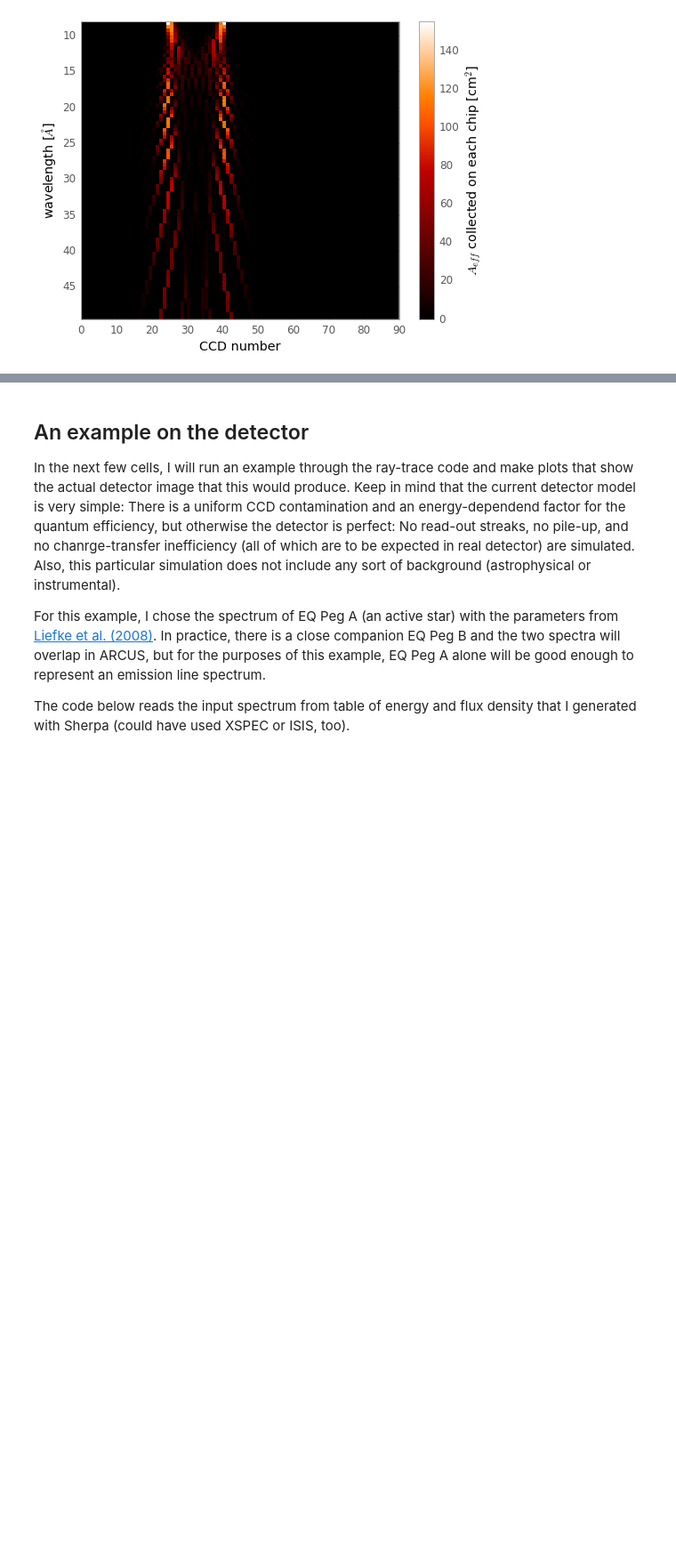
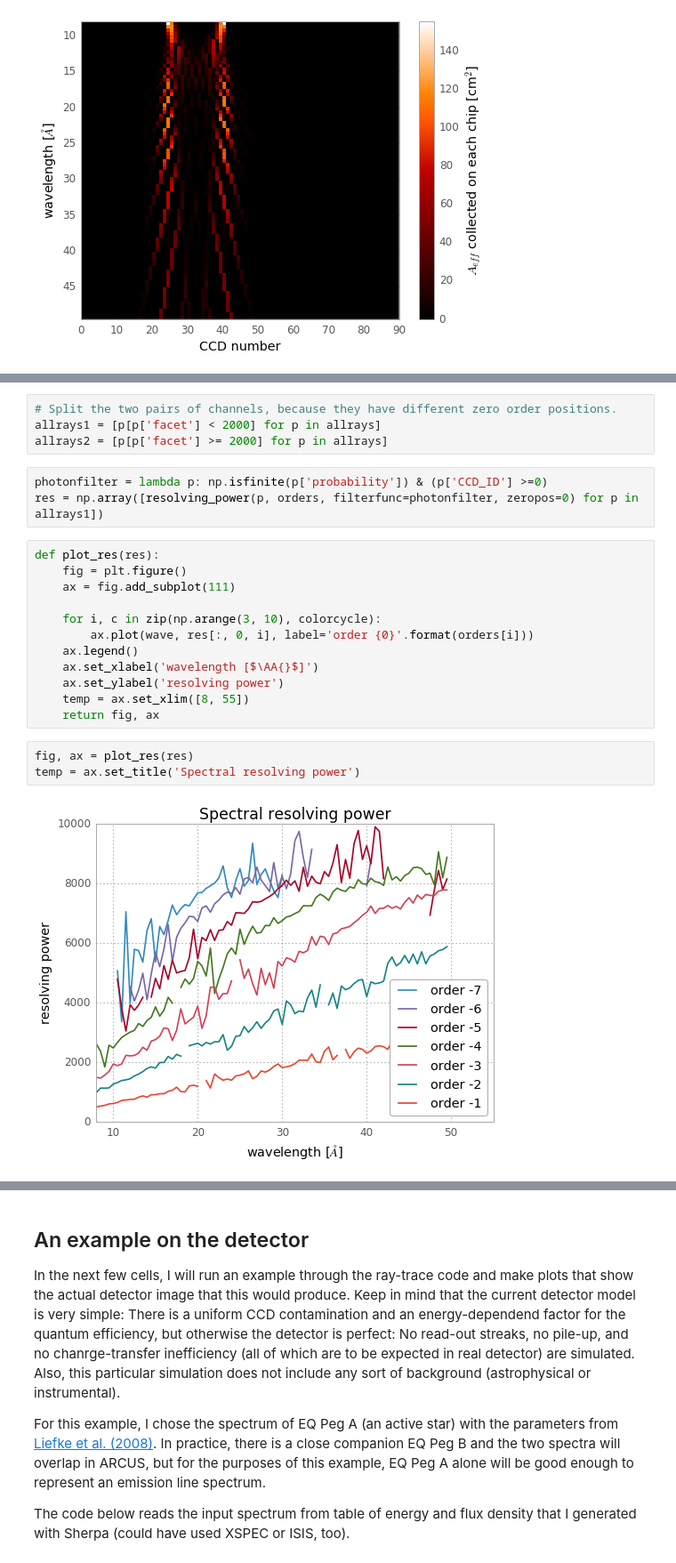
Before and after one commit to hamogu/ARCUS, a Jupyter notebook: notebooks/CATmerrit.ipynb, the cells around one changed output, grey strips where cells are left out. Shown: that part at 89% size. Saved outputs shown, nothing was run; the diff lists cells and outputs as text; blank space fills up the shorter version.

```diff
--- a/notebooks/CATmerrit.ipynb
+++ b/notebooks/CATmerrit.ipynb
@@ -174,0 +263,24 @@ There are two pairs of channels, so everything is mirrored at about CCD ID 32 or
+# %%
+# Split the two pairs of channels, because they have different zero order positions.
+allrays1 = [p[p['facet'] < 2000] for p in allrays]
+allrays2 = [p[p['facet'] >= 2000] for p in allrays]
+# %%
+photonfilter = lambda p: np.isfinite(p['probability']) & (p['CCD_ID'] >=0)
+res = np.array([resolving_power(p, orders, filterfunc=photonfilter, zeropos=0) for p in allrays1])
+# %%
+def plot_res(res):
+    fig = plt.figure()
+    ax = fig.add_subplot(111)
+
+    for i, c in zip(np.arange(3, 10), colorcycle):
+        ax.plot(wave, res[:, 0, i], label='order {0}'.format(orders[i]))
+    ax.legend()
+    ax.set_xlabel('wavelength [$\AA{}$]')
+    ax.set_ylabel('resolving power')
+    temp = ax.set_xlim([8, 55])
+    return fig, ax
+# %%
+fig, ax = plot_res(res)
+temp = ax.set_title('Spectral resolving power')
+# %% [output]
+[figure, added]
```
Also changed, not shown: parts of 17 cells of this notebook.
